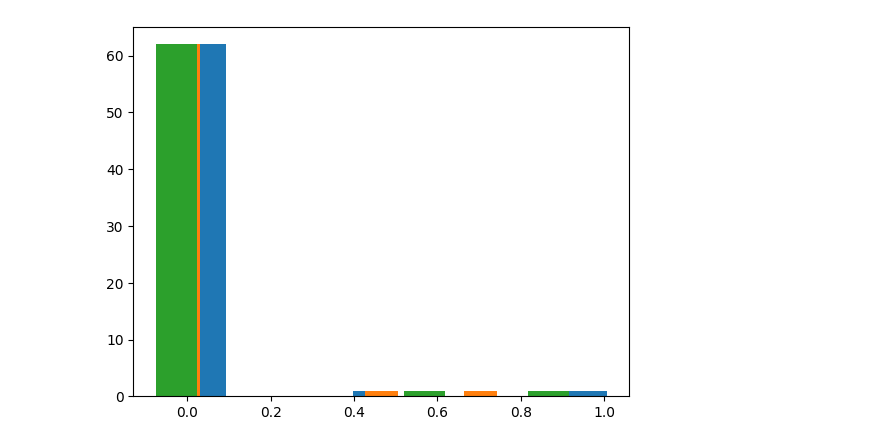
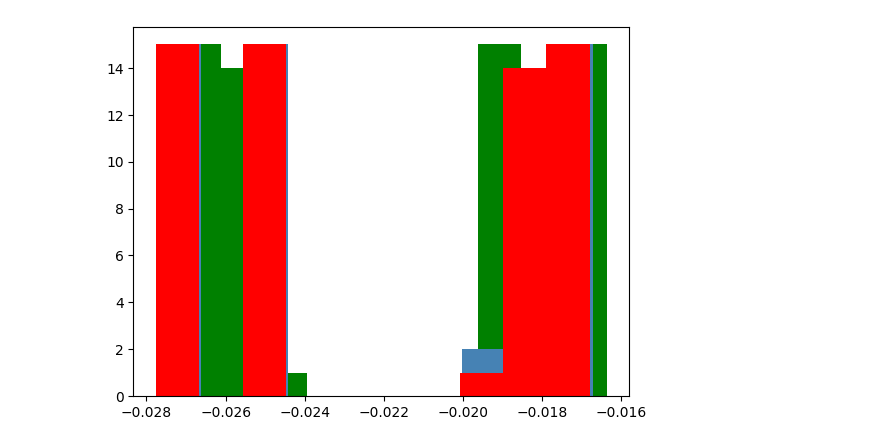
Before and after one commit to jprogrammer13/drp_course_2023, a Jupyter notebook: notebooks/wls_test.ipynb, the cells around one changed output. Drawn from its saved outputs; the diff is of its cells as text; code cells hidden in the pictures.

```diff
--- a/notebooks/wls_test.ipynb
+++ b/notebooks/wls_test.ipynb
@@ -26,5 +28,5 @@ df
 # %%
-i_filter = 3
+i_filter = 6
 j_filter = 0
 # %%
 filtered = df[(df.i == i_filter) & (df.j == j_filter)]
@@ -78,11 +106,9 @@ y = filtered.beta_l.values
 # %%
-y_hat = model(x, theta_hat_wls)
+y_hat = X @ theta_hat_wls
-# %%
-y_hat_ols = model(x, theta_hat_ols)
 # %%
-plt.hist(y)
-plt.hist(y_hat)
-plt.hist(y_hat_ols)
+plt.hist(Y[...,0], color="green")
+plt.hist(y_hat[...,0], color="steelblue")
+plt.hist(y_hat_ols[...,0], color="red")
 plt.show()
 # %% [output]
-[figure, old version]
+[figure, new version]
```
Also changed, not shown: parts of 14 cells of this notebook, 8 other files.
